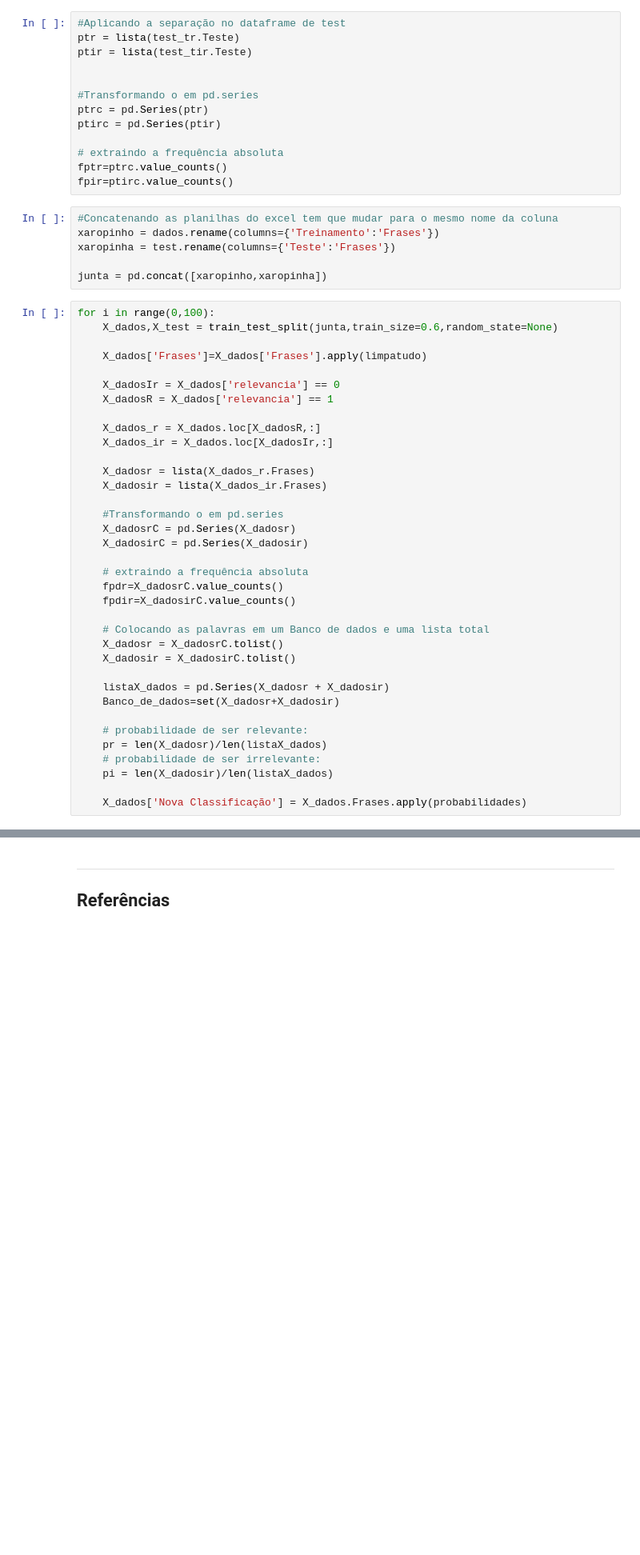
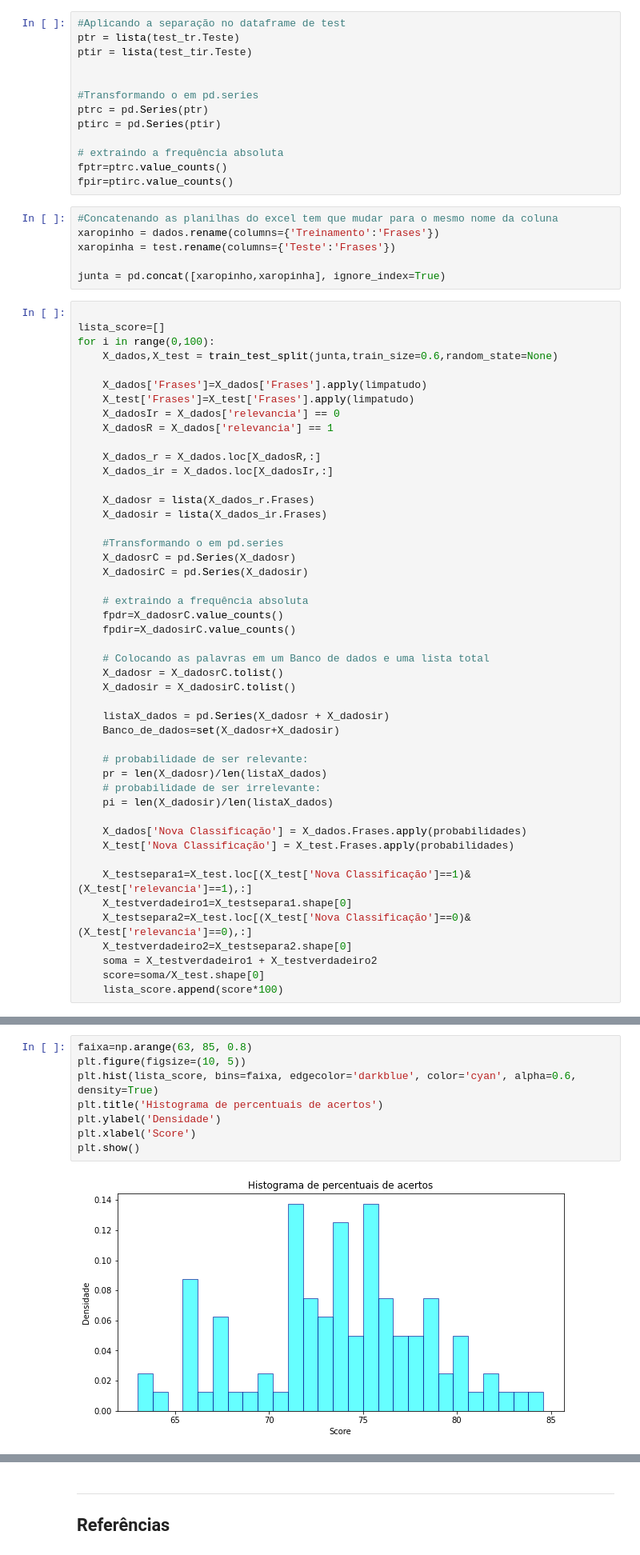
Before and after one commit to lucasgurgeln/Projeto-1-CDADOS, a Jupyter notebook: Projeto1_Layout_Classificador.ipynb, the cells around one changed output, grey strips where cells are left out. Shown at 80% size. Cells and saved outputs as stored; diff of their text form; blank space fills up the shorter version.

```diff
--- a/Projeto1_Layout_Classificador.ipynb
+++ b/Projeto1_Layout_Classificador.ipynb
@@ -354,13 +357,15 @@ fpir=ptirc.value_counts()
 xaropinho = dados.rename(columns={'Treinamento':'Frases'})
 xaropinha = test.rename(columns={'Teste':'Frases'})
 
-junta = pd.concat([xaropinho,xaropinha])
+junta = pd.concat([xaropinho,xaropinha], ignore_index=True)
 # %%
+
+lista_score=[]
 for i in range(0,100):
     X_dados,X_test = train_test_split(junta,train_size=0.6,random_state=None)
 
     X_dados['Frases']=X_dados['Frases'].apply(limpatudo)
-
+    X_test['Frases']=X_test['Frases'].apply(limpatudo)
     X_dadosIr = X_dados['relevancia'] == 0
     X_dadosR = X_dados['relevancia'] == 1
 
@@ -391,6 +396,15 @@ for i in range(0,100):
     pi = len(X_dadosir)/len(listaX_dados)
 
     X_dados['Nova Classificação'] = X_dados.Frases.apply(probabilidades)
+    X_test['Nova Classificação'] = X_test.Frases.apply(probabilidades)
+
+    X_testsepara1=X_test.loc[(X_test['Nova Classificação']==1)&(X_test['relevancia']==1),:]
+    X_testverdadeiro1=X_testsepara1.shape[0]
+    X_testsepara2=X_test.loc[(X_test['Nova Classificação']==0)&(X_test['relevancia']==0),:]
+    X_testverdadeiro2=X_testsepara2.shape[0]
+    soma = X_testverdadeiro1 + X_testverdadeiro2
+    score=soma/X_test.shape[0]
+    lista_score.append(score*100)
 # %% [output]
 A value is trying to be set on a copy of a slice from a DataFrame.
 Try using .loc[row_indexer,col_indexer] = value instead
@@ -427,0 +426,10 @@ X_dados
+# %%
+faixa=np.arange(63, 85, 0.8)
+plt.figure(figsize=(10, 5))
+plt.hist(lista_score, bins=faixa, edgecolor='darkblue', color='cyan', alpha=0.6, density=True)
+plt.title('Histograma de percentuais de acertos')
+plt.ylabel('Densidade')
+plt.xlabel('Score')
+plt.show()
+# %% [output]
+[figure, added]
```
Also changed, not shown: parts of 11 cells of this notebook.
